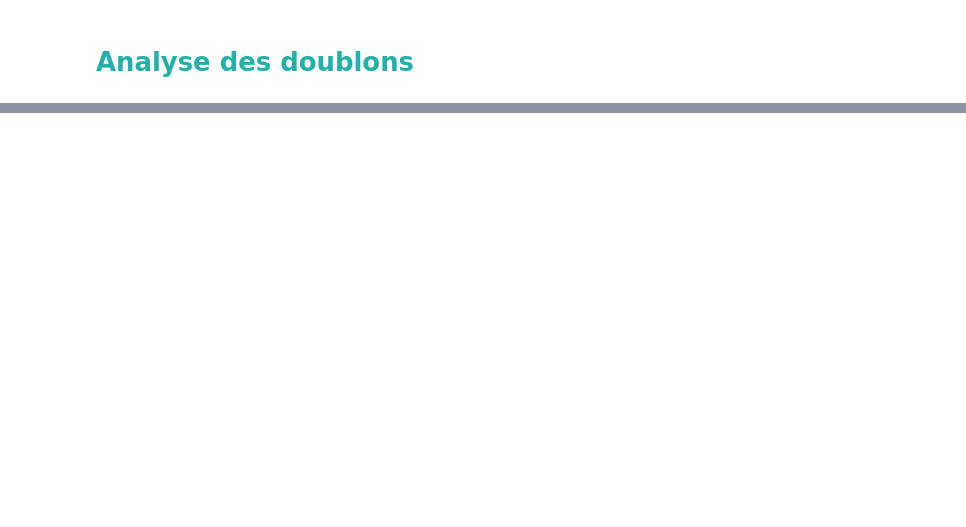
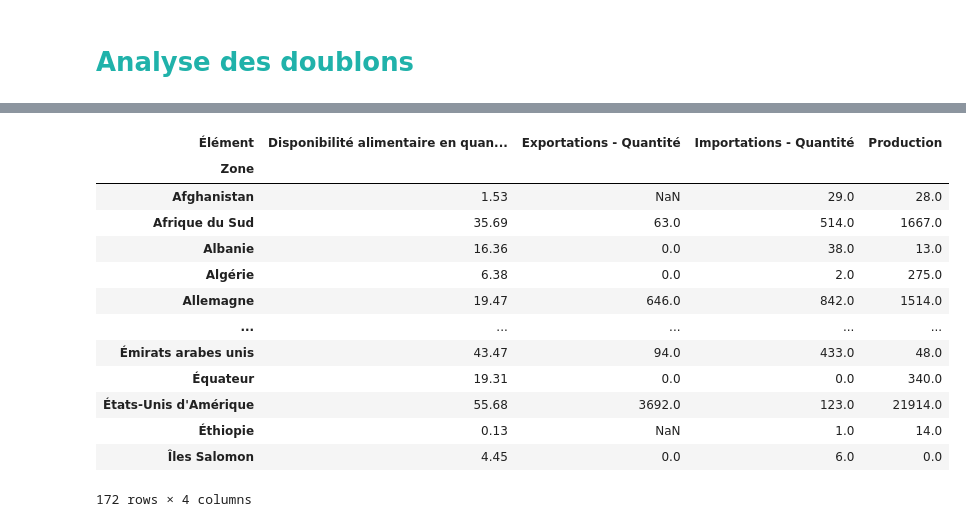
Before and after one commit to Randasabag/Etude-de-march-de-la-poule-qui-chante-avec-Python, a Jupyter notebook: projet9.ipynb, the cells around one changed output, grey strips where cells are left out. Cells and saved outputs as stored; diff of their text form; code cells hidden in the pictures; blank space fills up the shorter version.

```diff
--- a/projet9.ipynb
+++ b/projet9.ipynb
@@ -208,0 +243,5 @@ Index: []
+# %%
+df_dispovol=df_dispovol[['Zone', 'Élément', 'Unité', 'Valeur']]
+# %%
+df_dispovol=df_dispovol.pivot_table(index='Zone', columns='Élément', values='Valeur', aggfunc=sum)
+df_dispovol.head()
@@ -208,0 +256,17 @@ Index: []
+# %%
+df_dispovol[['Disponibilité alimentaire en quantité (kg/personne/an)', 'Exportations - Quantité',	'Importations - Quantité', 'Production']]
+# %% [output]
+| Élément | Disponibilité alimentaire en quan... | Exportations - Quantité | Importations - Quantité | Production |
+| Zone |  |  |  |  |
+| Afghanistan | 1.53 | NaN | 29.0 | 28.0 |
+| Afrique du Sud | 35.69 | 63.0 | 514.0 | 1667.0 |
+| Albanie | 16.36 | 0.0 | 38.0 | 13.0 |
+| Algérie | 6.38 | 0.0 | 2.0 | 275.0 |
+| Allemagne | 19.47 | 646.0 | 842.0 | 1514.0 |
+| ... | ... | ... | ... | ... |
+| Émirats arabes unis | 43.47 | 94.0 | 433.0 | 48.0 |
+| Équateur | 19.31 | 0.0 | 0.0 | 340.0 |
+| États-Unis d'Amérique | 55.68 | 3692.0 | 123.0 | 21914.0 |
+| Éthiopie | 0.13 | NaN | 1.0 | 14.0 |
+| Îles Salomon | 4.45 | 0.0 | 6.0 | 0.0 |
+172 rows × 4 columns
```
Also changed, not shown: parts of 17 cells of this notebook.
